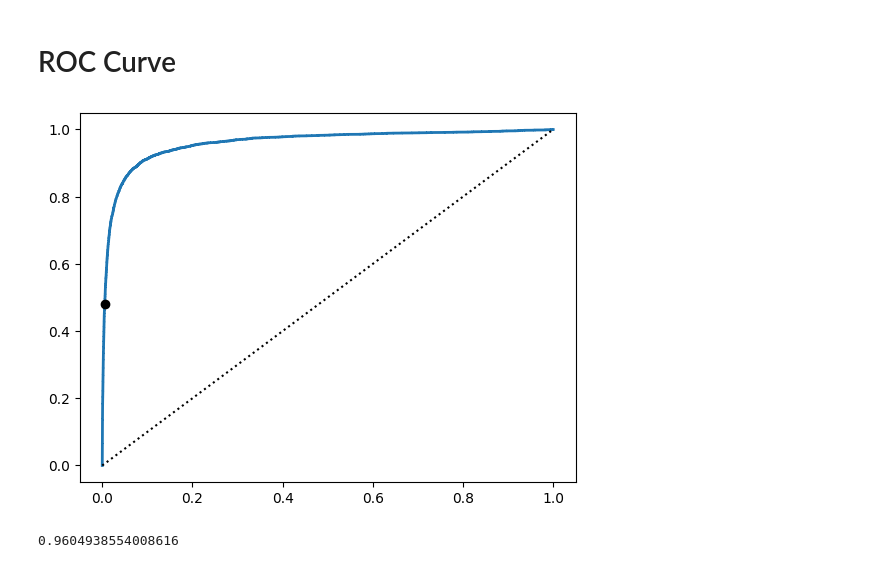
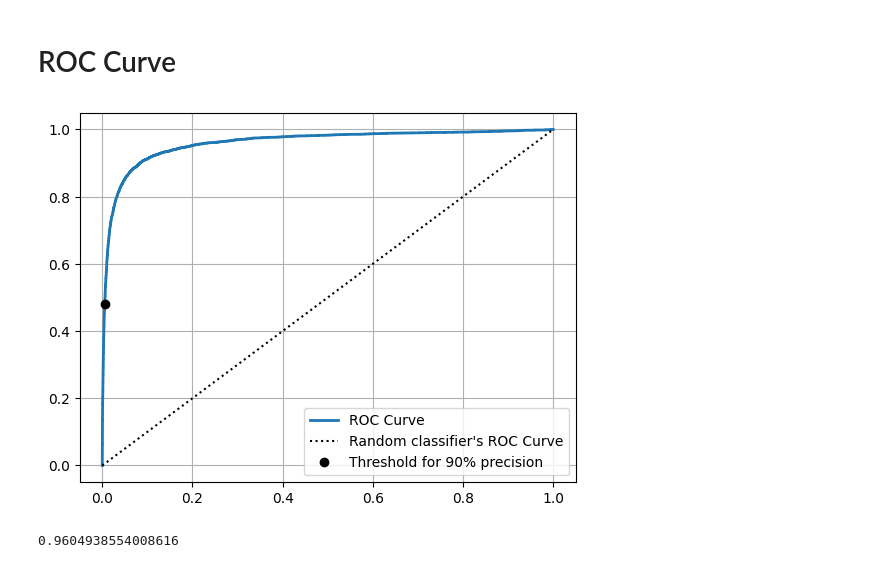
Before and after one commit to maruf037/Classification_sklearn, a Jupyter notebook: MNIST.ipynb, the cells around one changed output. Drawn from its saved outputs; the diff is of its cells as text; code cells hidden in the pictures.

```diff
--- a/MNIST.ipynb
+++ b/MNIST.ipynb
@@ -196,11 +198,12 @@ tpr_90, fpr_90 = tpr[idx_for_threshold_at_90], fpr[idx_for_threshold_at_90]
 # %%
 plt.plot(fpr, tpr, linewidth=2, label="ROC Curve")
 plt.plot([0, 1], [0, 1], 'k:', label="Random classifier's ROC Curve")
 plt.plot([fpr_90], [tpr_90], "ko", label="Threshold for 90% precision")
-[...] # beautify the figure: add grid, legend, axis, labels and circles
+plt.legend()
+plt.grid()
 plt.show()
 # %% [output]
-[figure, old version]
+[figure, new version]
 # %%
 from sklearn.metrics import roc_auc_score
 
```
Also changed, not shown: parts of 2 cells of this notebook.
